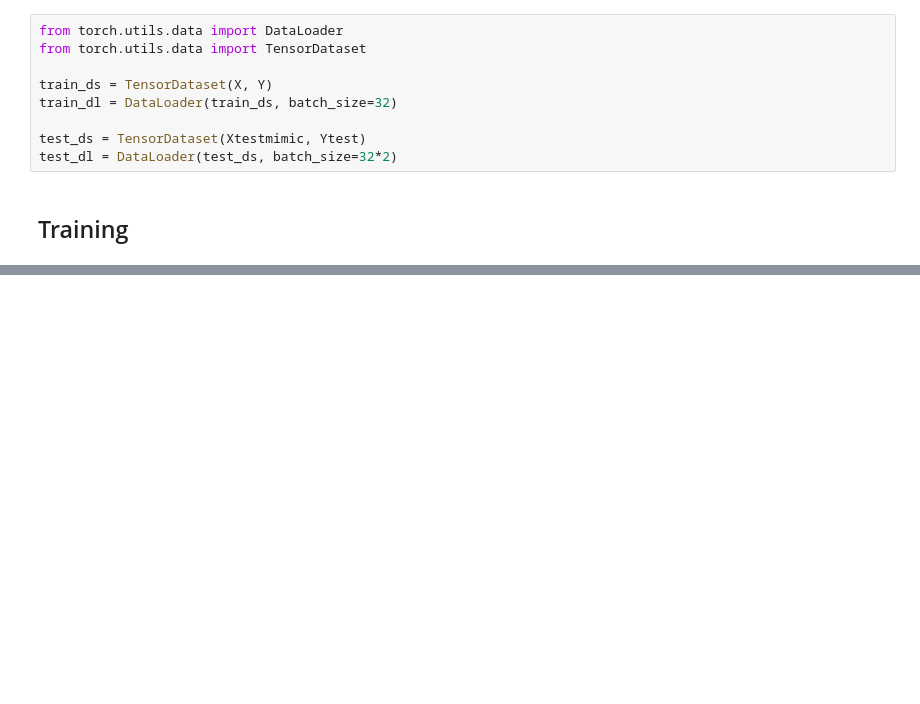
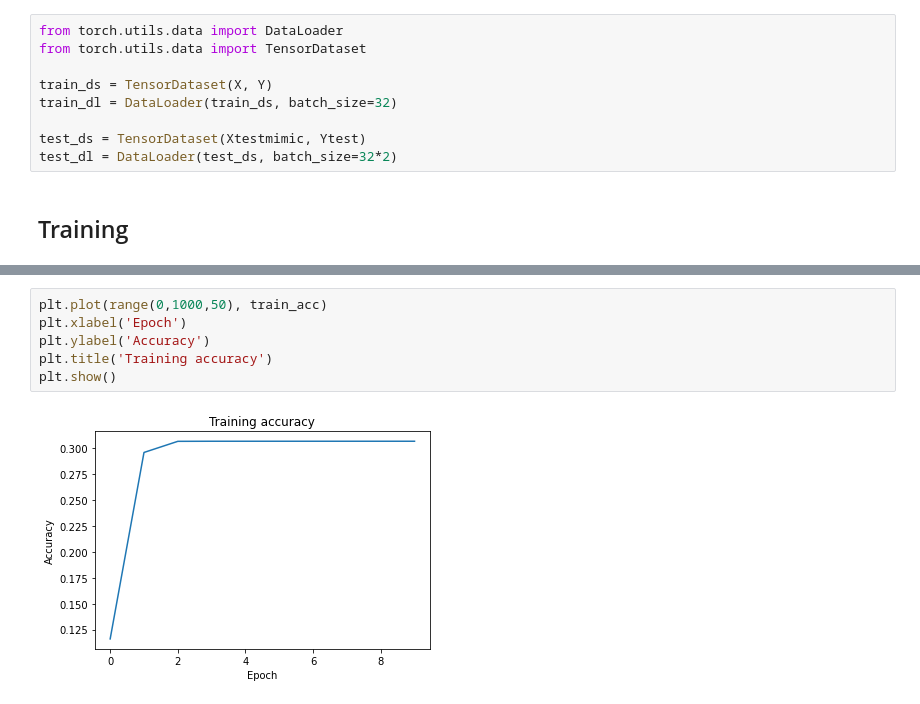
Before and after one commit to faaizT/AI_Clinician, a Jupyter notebook: Neural Net.ipynb, the cells around one changed output, grey strips where cells are left out. Drawn from its saved outputs; the diff is of its cells as text; blank space fills up the shorter version.

```diff
--- a/Neural Net.ipynb
+++ b/Neural Net.ipynb
@@ -171,0 +188,8 @@ print(score.item())
+# %%
+plt.plot(range(0,1000,50), train_acc)
+plt.xlabel('Epoch')
+plt.ylabel('Accuracy')
+plt.title('Training accuracy')
+plt.show()
+# %% [output]
+[figure, added]
```
Also changed, not shown: parts of 5 cells of this notebook.
